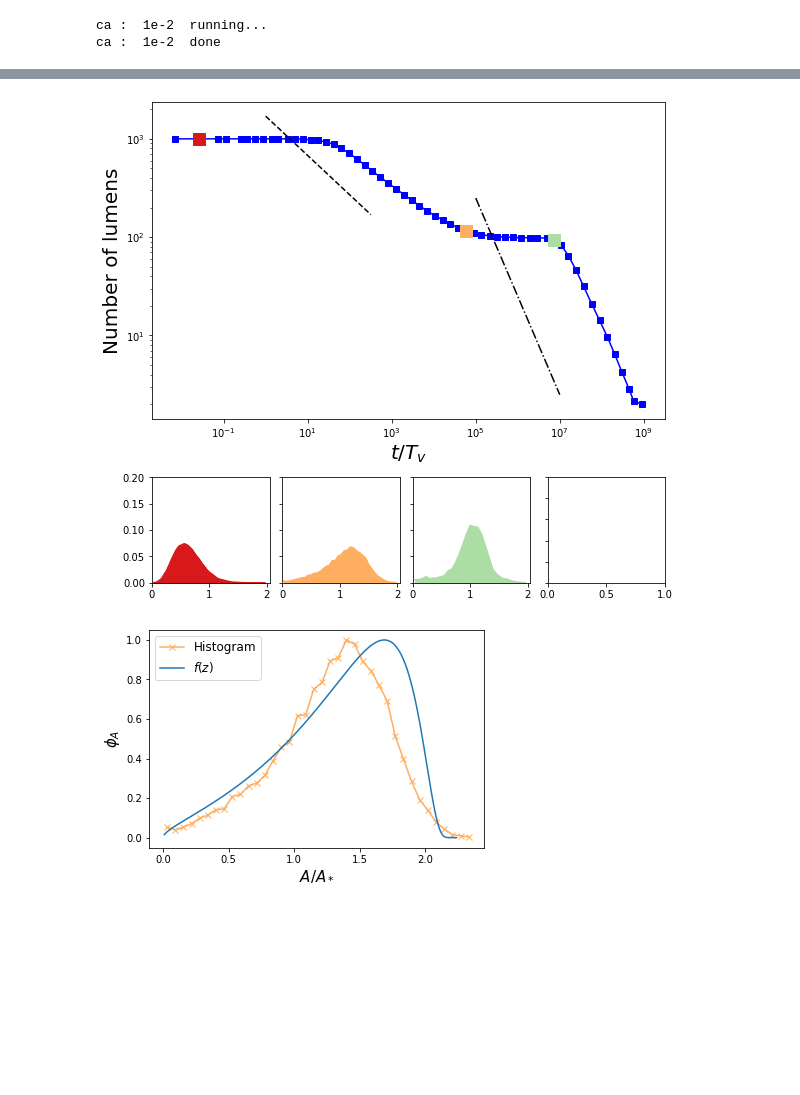
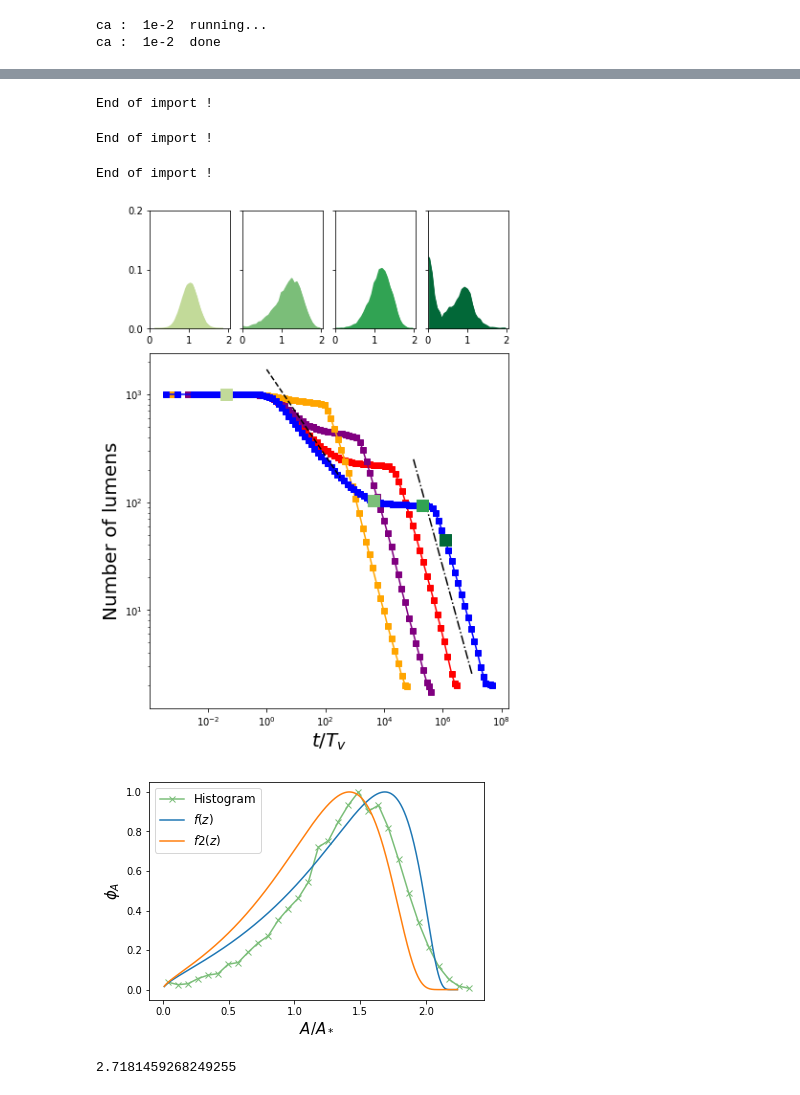
Before and after one commit to VirtualEmbryo/hydroosmotic_chain, a Jupyter notebook: _notebook/osmotic - pumping.ipynb, the cells around one changed output, grey strips where cells are left out. Saved outputs shown, nothing was run; the diff lists cells and outputs as text; code cells hidden in the pictures; blank space fills up the shorter version.

```diff
--- a/_notebook/osmotic - pumping.ipynb
+++ b/_notebook/osmotic - pumping.ipynb
@@ -535,10 +555,11 @@ def calc_distrib(time, folder, area = False) :
     for elem in os.listdir(folder) :
         if elem.startswith('run') :
             #print(elem, ' imported', end='\r')
-            tdat = np.loadtxt(os.path.join(folder, elem, 'distrib_length.dat'), usecols=0)
-            step = np.argmin(np.abs(tdat-time))
-            Ldat = np.genfromtxt(os.path.join(folder, elem, 'distrib_length.dat'), skip_header=step, skip_footer=len(tdat)-step-1)
-            dat[int(elem[-4:])] = [step, Ldat]
+            if int(elem[-4:]) >= 100 and int(elem[-4:]) <= 199 :
+                tdat = np.loadtxt(os.path.join(folder, elem, 'distrib_length.dat'), usecols=0)
+                step = np.argmin(np.abs(tdat-time))
+                Ldat = np.genfromtxt(os.path.join(folder, elem, 'distrib_length.dat'), skip_header=step, skip_footer=len(tdat)-step-1)
+                dat[int(elem[-4:])] = [step, Ldat]
 
     new_L = np.concatenate([dat[k][1][1:] for k in dat.keys()])
     bins = np.max([10, 10+int(np.log10(len(new_L)))*7])
@@ -553,14 +574,15 @@ def calc_distrib(time, folder, area = False) :
     return distrib
 # %%
 NT_p = {}
-chis, chiv = 50, 50
+chis, chiv = 1, 50
 #chis, chiv = 5, 500
 #for ca in ['1e-2', '1e-1', '1e0', '1e1'] :
-for ca in ['1e-2'] :
+calist = ['1e-2']
+for ca in calist :
     print('ca : ', ca, ' running...', end='\n')
     NT_p[ca] = {}
     if ca != 10 :
-        for n in range(20) :
+        for n in range(0, 200) :
             filename = os.path.join(main_dir, 'N1000', 'chiv'+str(chiv)+'_chis'+str(chis), 'ca'+ca, 'run'+str(n).zfill(4), 'sim_nlum.dat')
             #filename = os.path.join('/Users/mathieuleverge/git/chain_lumen/_data/osmotic/N1000/ell10', 'chiv'+str(chiv)+'_chis'+str(chis), 'run'+str(n).zfill(4), 'sim_nlum.dat')
             NT_p[ca][n] = np.loadtxt(filename)
@@ -636,52 +671,67 @@ End of import !
 from matplotlib.gridspec import GridSpec
 
 
-fig = plt.figure(constrained_layout=True, figsize=(8, 7))
+fig = plt.figure(constrained_layout=True, figsize=(6, 8))
 #fig = plt.figure(figsize=(8, 6))
 #fig.tight_layout(pad=100.0)
 
 gs = GridSpec(4, 4, figure=fig)
-ax1 = fig.add_subplot(gs[:-1, :])
-ax2 = fig.add_subplot(gs[-1, 0])
-ax3 = fig.add_subplot(gs[-1, 1])
+ax1 = fig.add_subplot(gs[1:, :])
+ax2 = fig.add_subplot(gs[0, 0])
+ax3 = fig.add_subplot(gs[0, 1])
 ax3.set_yticklabels([])
-ax4 = fig.add_subplot(gs[-1, 2])
+ax4 = fig.add_subplot(gs[0, 2])
 ax4.set_yticklabels([])
-ax5 = fig.add_subplot(gs[-1, 3])
+ax5 = fig.add_subplot(gs[0, 3])
 ax5.set_yticklabels([])
 ax_steps = [ax2, ax3, ax4, ax5]
 
 #fig.suptitle("GridSpec")
 #format_axes(fig)
 #Tv = tauv*L0/(mu*eps*ell0*chiv**2)
+tau = 1
+T = (2*tau*L0**2)/((xiv**2)*mu*eps)
 
 ax1.set_xscale('log')
 ax1.set_yscale('log')
-ax1.plot(res_avg[:, 0]/Tv, res_avg[:, 1], marker='s', color = ca_dict[float(ca)][1], label = 'ca = '+str(ca))
+
+#plot_conf(1e-2, chis, chiv, Nt_N1000, npts=100,  wmin=-6, wmax=6, rescaled=True, rescaled_pumping=False, ell0=10, L0=L0, tau=1, show_sim=False, ax = ax1)
+plot_conf(1e-1, chis, chiv, Nt_N1000, npts=100,  wmin=-6, wmax=6, rescaled=True, rescaled_pumping=False, ell0=10, L0=L0, tau=1, show_sim=False, ax = ax1)
+plot_conf(1e0, chis, chiv, Nt_N1000, npts=100,  wmin=-6, wmax=6, rescaled=True, rescaled_pumping=False, ell0=10, L0=L0, tau=1, show_sim=False, ax = ax1)
+plot_conf(1e1, chis, chiv, Nt_N1000, npts=100,  wmin=-6, wmax=6, rescaled=True, rescaled_pumping=False, ell0=10, L0=L0, tau=1, show_sim=False, ax = ax1)
+ax1.plot(res_avg[:, 0]/T, res_avg[:, 1], marker='s', color = ca_dict[float(ca)][1], label = 'ca = '+str(ca))
 a1, k1, t1 = -2/5., 1700., np.logspace(0, 2.5, 101)
 a2, k2, t2 = -1., 25000000., np.logspace(5, 7, 101)
 ax1.plot(t1, k1*t1**a1, color='k', linestyle='--')
 ax1.plot(t2, k2*t2**a2, color='k', linestyle='-.')
 ax1.set_xlabel(r'$t/T_v$', fontsize=20)
 ax1.set_ylabel(r'Number of lumens', fontsize=20)
 #ax1.grid()
 
 i=0
 chiv, chis = 50, 1
 ca = '1e-2'
 for s in steps :
-    ax1.scatter(res_avg[s, 0]/Tv, res_avg[s, 1], color=col_steps[s], zorder=10, marker='s', s=150)
+    ax1.scatter(res_avg[s, 0]/T, res_avg[s, 1], color=col_steps[s], zorder=10, marker='s', s=150)
     distrib = np.loadtxt('Nt_avg_chiv'+str(chiv)+'_chis'+str(chis)+'_ca'+ca+'_step'+str(s)+'.txt')
     ax_steps[i].plot(distrib[0]/np.average(distrib[0]), distrib[1], label='t = ' +"{:2.2e}".format(res_avg[s, 0]), color=col_steps[s])
     ax_steps[i].fill_between(distrib[0]/np.average(distrib[0]), 0., distrib[1], color=col_steps[s])
     ax_steps[i].set_xlim(0., 2.05)
     ax_steps[i].set_ylim(0., 0.2)
     i += 1
 
-#plt.savefig('/Users/mathieuleverge/Documents/cavidoc/hydroosmotic/pumping_distributions.eps')
+ax2.locator_params(tight=True, nbins=3)
+ax3.locator_params(tight=True, nbins=3)
+ax4.locator_params(tight=True, nbins=3)
+ax5.locator_params(tight=True, nbins=3)
+
+plt.savefig('/Users/mathieuleverge/Documents/cavidoc/hydroosmotic/pumping_distributions_area.eps')
 plt.show()
 # %% [output]
+End of import !
+End of import !
+End of import !
-[figure, old version]
+[figure, new version]
 # %%
 def g(z, C=27./10., zmax=9./4) :
     return (5*C-8*z**1.)/(4*z**2.5+10*C*z*(1-np.sqrt(z)))
@@ -702,10 +780,13 @@ def calc_fz(z, dz, z0=1e-6) :
 # %%
-z = np.linspace(1e-2, 9./4-1e-2, 1001)
+
+z = np.linspace(1e-2, 9./4-1e-2, 10001)
+
+#z = np.linspace(1e-2, 2.-1e-2, 1001)
 dz = z[1]-z[0]
-sol = calc_fz(z, dz=dz)
+#sol = calc_fz(z, dz=dz)
+sol1, sol2 = calc_fz(z, dz=dz)
 
 #gamma = np.sum(sol*z**2)
-gamma = 0.846
 
 s = steps[1]
 
@@ -714,7 +795,9 @@ dat_x = distrib[0]/(gamma*np.average(distrib[0]))
 dx = dat_x[1] - dat_x[0]
 
 plt.plot(dat_x, distrib[1]/np.max(distrib[1]), marker='x', color=col_steps[s], label = 'Histogram')
-plt.plot(z, sol/np.max(sol), label = r'$f(z)$')
+plt.plot(z, sol1/np.max(sol1), label = r'$f(z)$')
+plt.plot(z, sol2/np.max(sol2), label = r'$f2(z)$')
+#plt.plot(z, exact_sol(z))
 
 
 plt.xlabel(r'$A / A_*$', fontsize=15)
@@ -724,4 +807,8 @@ plt.legend(fontsize=12)
 plt.title('', fontsize=12)
 plt.show()
 # %% [output]
-[figure, old version]
+[figure, new version]
+# %%
+zmax(d=10000)
+# %% [output]
+2.7181459268249255
```
Also changed, not shown: parts of 8 cells of this notebook, 3 other files.
